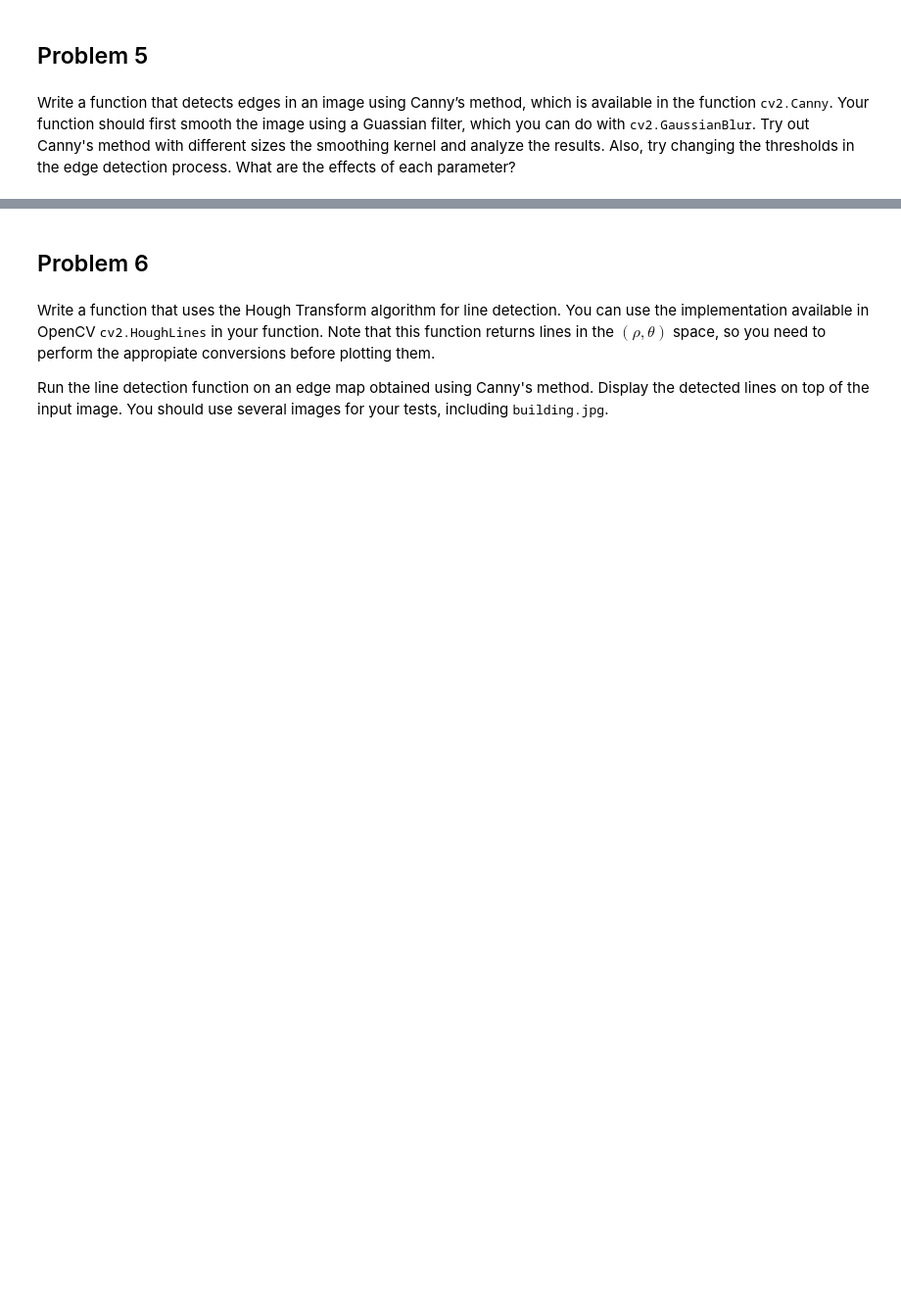
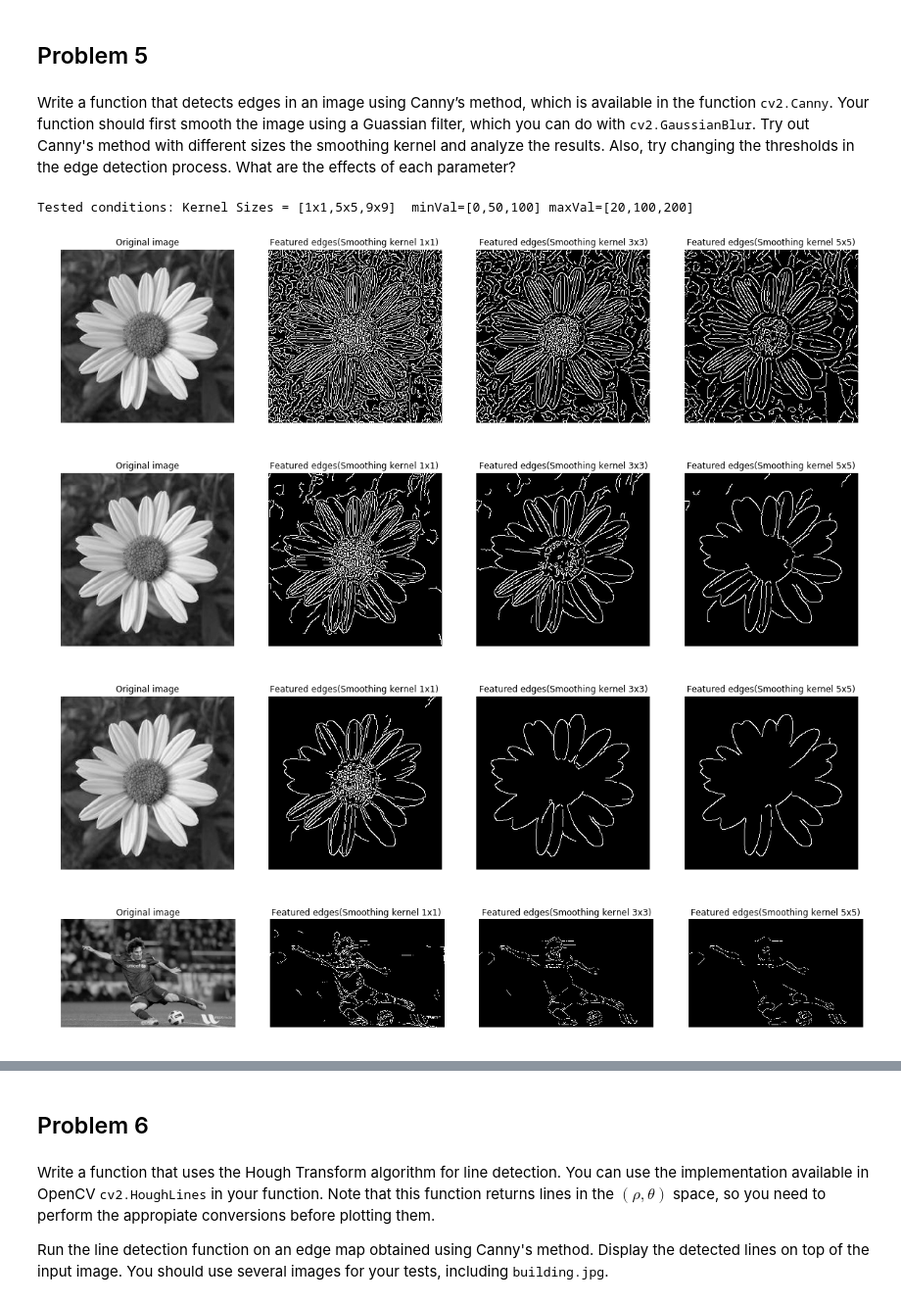
Before and after one commit to luisdavidd/imageprocessing_set4, a Jupyter notebook: problem_set_4.ipynb, the cells around one changed output, grey strips where cells are left out. Shown at 98% size. Cells and saved outputs as stored; diff of their text form; code cells hidden in the pictures; blank space fills up the shorter version.

```diff
--- a/problem_set_4.ipynb
+++ b/problem_set_4.ipynb
@@ -149,3 +336,40 @@ Write a function that detects edges in an image using Canny’s method, which is
 Your function should first smooth the image using a Guassian filter, which you can do with <tt>cv2.GaussianBlur</tt>.
 Try out Canny's method with different sizes the smoothing kernel and analyze the results.
 Also, try changing the thresholds in the edge detection process. What are the effects of each parameter?
+# %%
+#http://docs.opencv.org/trunk/da/d22/tutorial_py_canny.html
+#http://docs.opencv.org/3.1.0/d4/d13/tutorial_py_filtering.html
+%matplotlib inline
+import cv2
+import numpy as np
+import matplotlib.pyplot as plt
+from os import listdir, path
+
+def canny(img,sizes_kernel,minVal,maxVal):
+    gblu=cv2.GaussianBlur(img,(sizes_kernel,sizes_kernel),0) #Smooth the image with Guassian filter
+    canny= cv2.Canny(gblu,minVal,maxVal) #Detects edges using Canny’s method
+    return canny #Return edges of the image
+images_names=['flower.jpg','messi.PNG']
+sizes =[1,5,9]
+minval = [0,50,100]
+maxval = [20,100,200]
+cannyv = []
+print("Tested conditions: Kernel Sizes = [1x1,5x5,9x9]  minVal=[0,50,100] maxVal=[20,100,200]")
+for i in range(len(images_names)):
+    img = cv2.imread(images_names[i],0)
+    for j in range(len(maxval)):
+        if(i==0 or (i==1 and j>1)):
+            canny1 = canny(img,sizes[0],minval[j],maxval[j])
+            canny2 = canny(img,sizes[1],minval[j],maxval[j])
+            canny3 = canny(img,sizes[2],minval[j],maxval[j])
+            plt.figure(figsize=(20,20));
+            plt.subplot(1,4,1); plt.imshow(img, cmap = 'gray');plt.title('Original image');plt.axis('off') #Display the image
+            plt.subplot(1,4,2); plt.imshow(canny1, cmap = 'gray');plt.title('Featured edges(Smoothing kernel 1x1) ');plt.axis('off') #Display the image
+            plt.subplot(1,4,3); plt.imshow(canny2, cmap = 'gray');plt.title('Featured edges(Smoothing kernel 3x3)');plt.axis('off') #Display the image
+            plt.subplot(1,4,4); plt.imshow(canny3, cmap = 'gray');plt.title('Featured edges(Smoothing kernel 5x5)');plt.axis('off') #Display the image
+# %% [output]
+Tested conditions: Kernel Sizes = [1x1,5x5,9x9]  minVal=[0,50,100] maxVal=[20,100,200]
+[figure, added]
+[figure, added]
+[figure, added]
+[figure, added]
```
Also changed, not shown: parts of 15 cells of this notebook, 9 other files.
